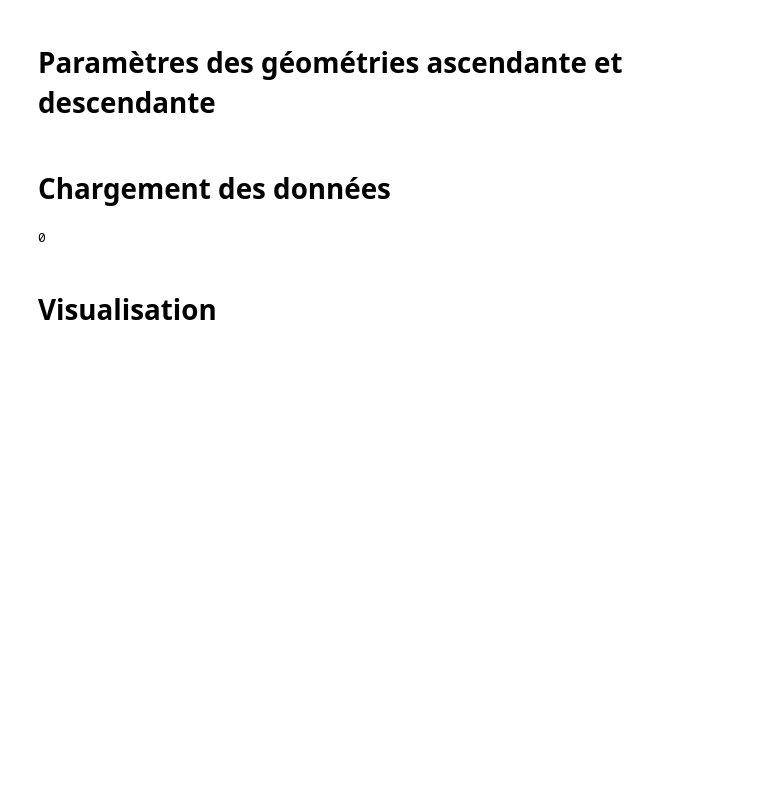
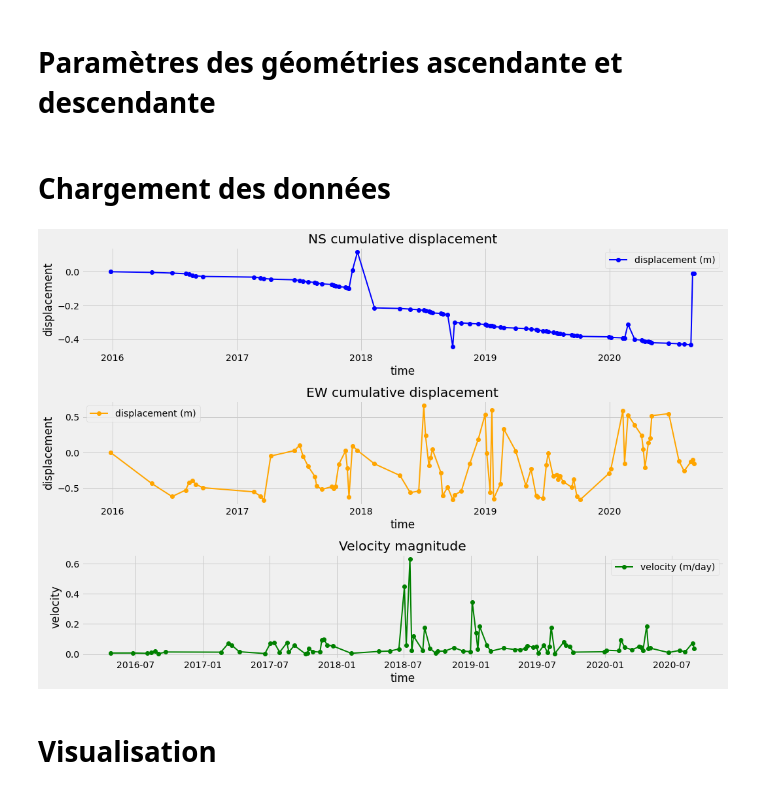
Before and after one commit to EddyVianney/Stage_master2_sdsc_eost, a Jupyter notebook: PMEDV_STAGE_SDSC_EOST.ipynb, the cells around one changed output. Cells and saved outputs as stored; diff of their text form; code cells hidden in the pictures; blank space fills up the shorter version.

Commit message:
implementation of TimeSerie and DataFromImageCorrelation classes

```diff
--- a/PMEDV_STAGE_SDSC_EOST.ipynb
+++ b/PMEDV_STAGE_SDSC_EOST.ipynb
@@ -327,11 +305,0 @@ class Visualization():
-# %%
-
-lst = ['Geeks', 'For', 'Geeks', 'is',
-            'portal', 'for', 'Geeks']
-
-# Calling DataFrame constructor on list
-df = pd.DataFrame(lst,columns=['pm'])
-
-df.columns.get_loc('pm')
-# %% [output]
-0
@@ -338,3 +428,12 @@ df.columns.get_loc('pm')
+# %%
+n = 1000
+Data = DataFromImageCorrelation(df_ew.head(n), df_ns_ts[:n], df_ew_ts[:n])
+# %%
+viz = Visualization()
+n = 500
+viz.plot_disp_vel(Data.ns[n], Data.ew[n], Data.magnitudes[n])
+# %% [output]
+[figure, added]
 # %%
 # chargement de la composante  Est-Ouest du mouvement du sol
 df_ew, df_ew_ts = load_data('MM_TIO_EW_31TGK_20151227_to_20200906.csv')
```
Also changed, not shown: parts of 41 cells of this notebook.
